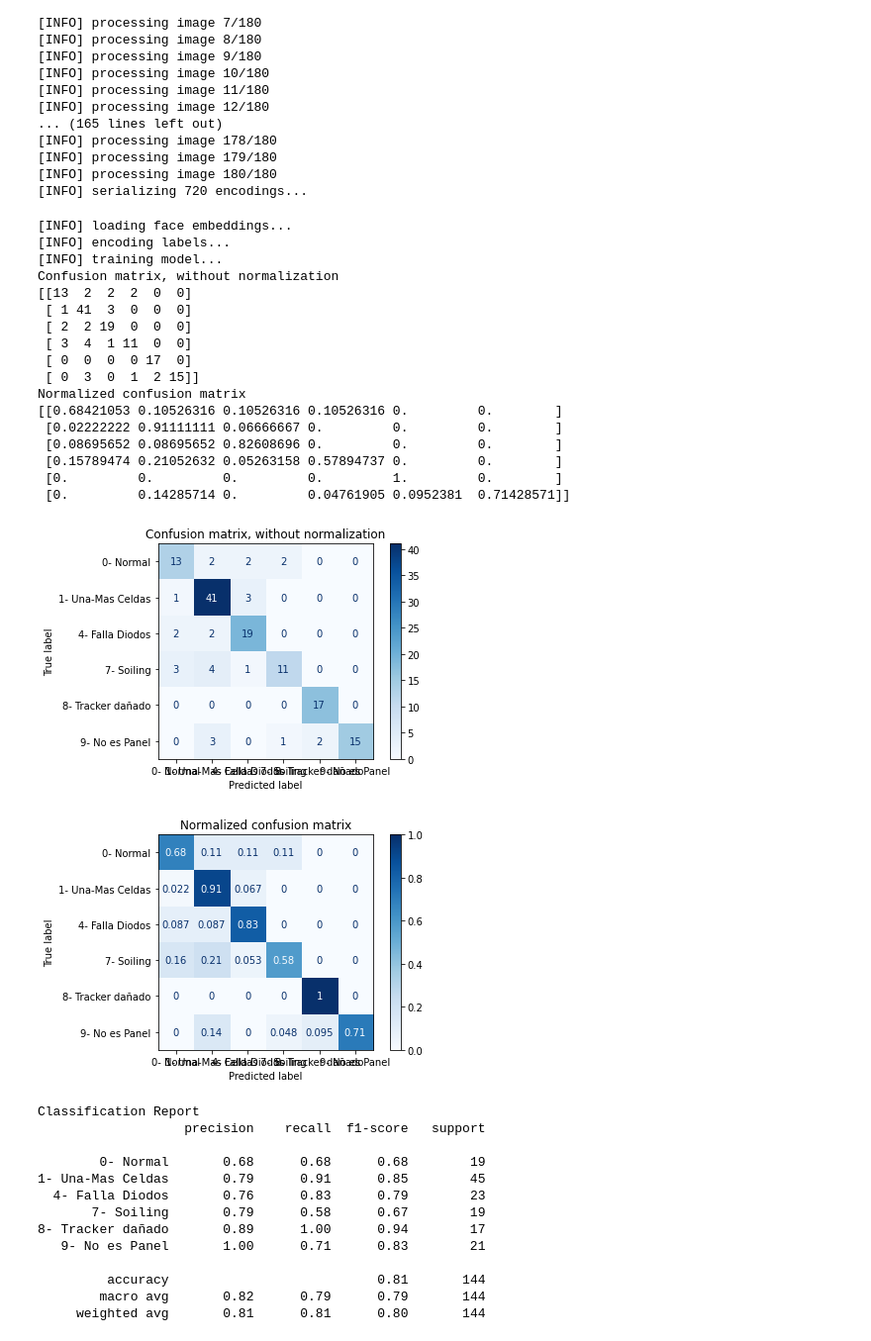
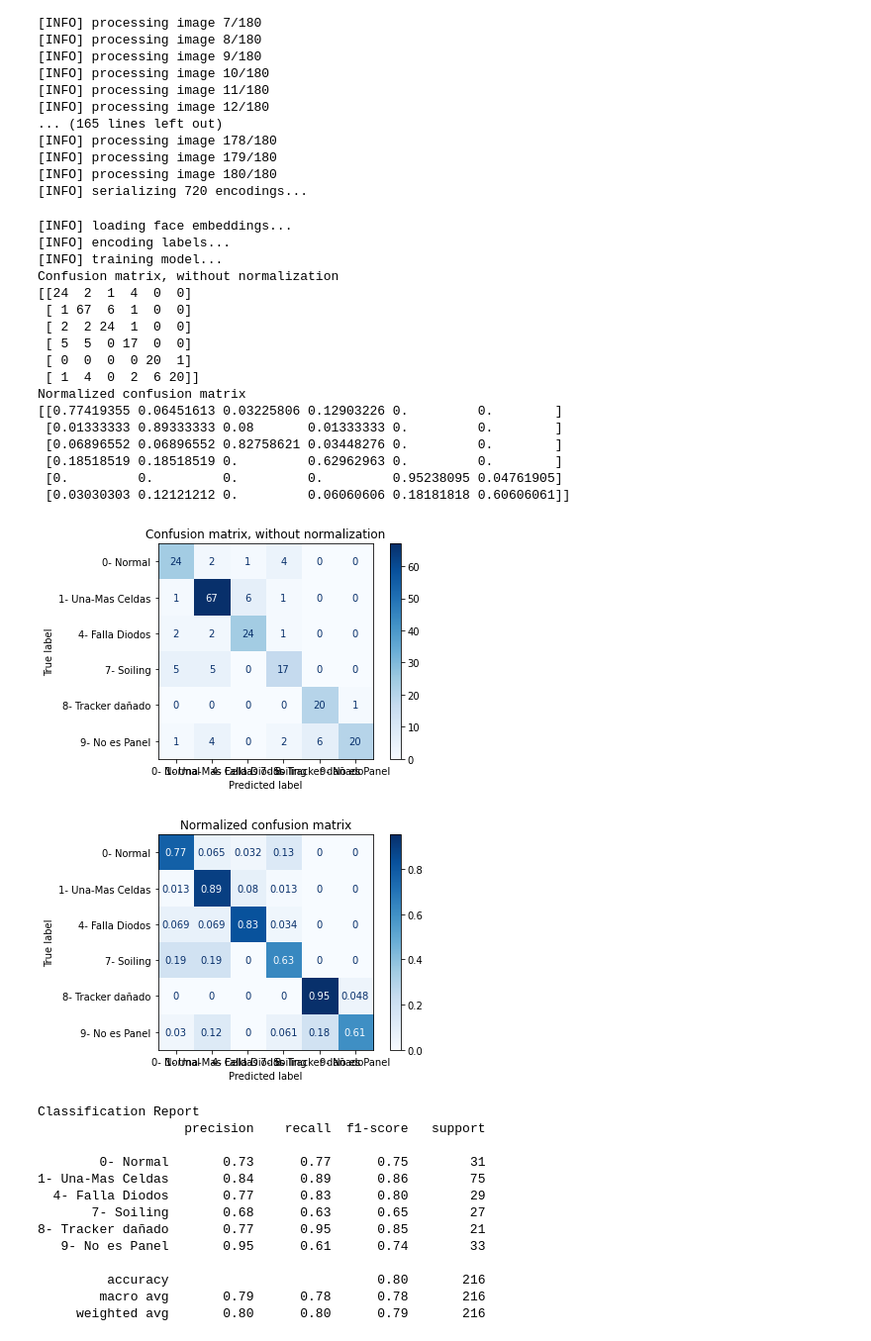
Before and after one commit to RentadroneCL/Photovoltaic_Fault_Detector, a Jupyter notebook: GPS_Panel/Classifier/Train_Classifier_DEEP_SVC.ipynb, the cells around one changed output. Shown at 99% size. Cells and saved outputs as stored; diff of their text form; code cells hidden in the pictures.

Commit message:
GPS_Panel_update

```diff
--- a/GPS_Panel/Classifier/Train_Classifier_DEEP_SVC.ipynb
+++ b/GPS_Panel/Classifier/Train_Classifier_DEEP_SVC.ipynb
@@ -114,7 +118,7 @@ print("[INFO] encoding labels...")
 le = LabelEncoder()
 labels = le.fit_transform(data["names"])
 
-X_train, X_test, y_train, y_test = train_test_split(data["embeddings"], labels, random_state=0, test_size=0.2)
+X_train, X_test, y_train, y_test = train_test_split(data["embeddings"], labels, random_state=0, test_size=0.3)
 
 # train the model used to accept the 128-d embeddings of the face and
 # then produce the actual face recognition
@@ -131,60 +135,60 @@ f.write(pickle.dumps(le))
 f.close()
 
 
 
 # Plot non-normalized confusion matrix
 titles_options = [("Confusion matrix, without normalization", None),
                   ("Normalized confusion matrix", 'true')]
 for title, normalize in titles_options:
     disp = plot_confusion_matrix(classifier,X_test, y_test,
                                  display_labels=np.unique(data["names"]),
                                  cmap=plt.cm.Blues,
                                  normalize=normalize)
     disp.ax_.set_title(title)
 
     print(title)
     print(disp.confusion_matrix)
 
 plt.show()
 
 
 y_pred = classifier.predict(X_test)
 print('Classification Report')
 target_names = np.unique(data["names"])
 print(classification_report(y_test, y_pred, target_names=target_names))
 # %% [output]
 [INFO] loading face embeddings...
 [INFO] encoding labels...
 [INFO] training model...
 Confusion matrix, without normalization
-[[13  2  2  2  0  0]
- [ 1 41  3  0  0  0]
- [ 2  2 19  0  0  0]
- [ 3  4  1 11  0  0]
- [ 0  0  0  0 17  0]
- [ 0  3  0  1  2 15]]
+[[24  2  1  4  0  0]
+ [ 1 67  6  1  0  0]
+ [ 2  2 24  1  0  0]
+ [ 5  5  0 17  0  0]
+ [ 0  0  0  0 20  1]
+ [ 1  4  0  2  6 20]]
 Normalized confusion matrix
-[[0.68421053 0.10526316 0.10526316 0.10526316 0.         0.        ]
- [0.02222222 0.91111111 0.06666667 0.         0.         0.        ]
- [0.08695652 0.08695652 0.82608696 0.         0.         0.        ]
- [0.15789474 0.21052632 0.05263158 0.57894737 0.         0.        ]
- [0.         0.         0.         0.         1.         0.        ]
- [0.         0.14285714 0.         0.04761905 0.0952381  0.71428571]]
+[[0.77419355 0.06451613 0.03225806 0.12903226 0.         0.        ]
+ [0.01333333 0.89333333 0.08       0.01333333 0.         0.        ]
+ [0.06896552 0.06896552 0.82758621 0.03448276 0.         0.        ]
+ [0.18518519 0.18518519 0.         0.62962963 0.         0.        ]
+ [0.         0.         0.         0.         0.95238095 0.04761905]
+ [0.03030303 0.12121212 0.         0.06060606 0.18181818 0.60606061]]
-[figure, old version]
+[figure, new version]
-[figure, old version]
+[figure, new version]
 Classification Report
                    precision    recall  f1-score   support
 
-        0- Normal       0.68      0.68      0.68        19
-1- Una-Mas Celdas       0.79      0.91      0.85        45
-  4- Falla Diodos       0.76      0.83      0.79        23
-       7- Soiling       0.79      0.58      0.67        19
-8- Tracker dañado       0.89      1.00      0.94        17
-   9- No es Panel       1.00      0.71      0.83        21
+        0- Normal       0.73      0.77      0.75        31
+1- Una-Mas Celdas       0.84      0.89      0.86        75
+  4- Falla Diodos       0.77      0.83      0.80        29
+       7- Soiling       0.68      0.63      0.65        27
+8- Tracker dañado       0.77      0.95      0.85        21
+   9- No es Panel       0.95      0.61      0.74        33
 
-         accuracy                           0.81       144
-        macro avg       0.82      0.79      0.79       144
-     weighted avg       0.81      0.81      0.80       144
+         accuracy                           0.80       216
+        macro avg       0.79      0.78      0.78       216
+     weighted avg       0.80      0.80      0.79       216
 # %%
 KNN = KNeighborsClassifier(n_neighbors=1)
 KNN.fit(X_train, y_train)
```
Also changed, not shown: parts of 5 cells of this notebook, 6 other files.
